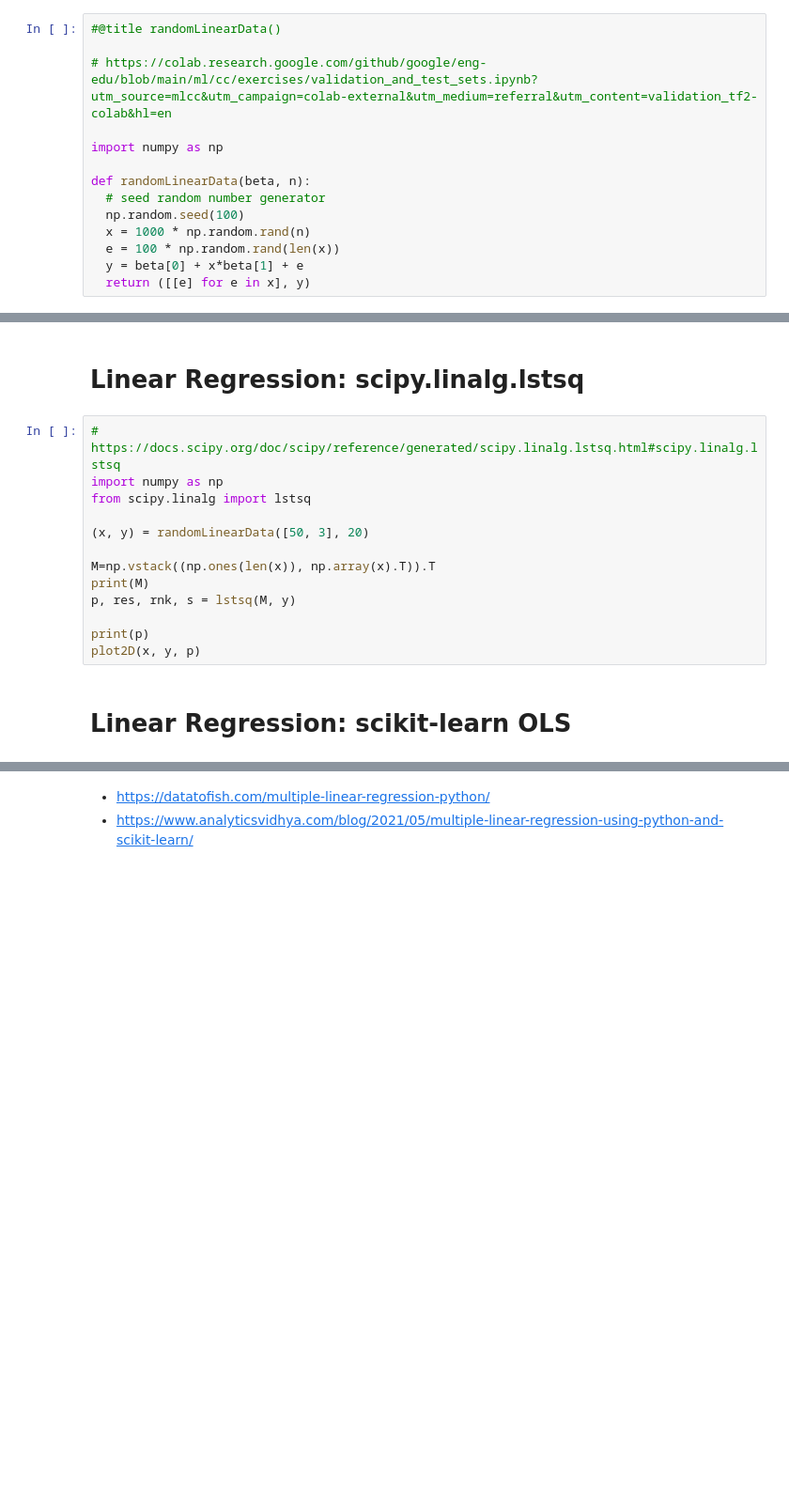
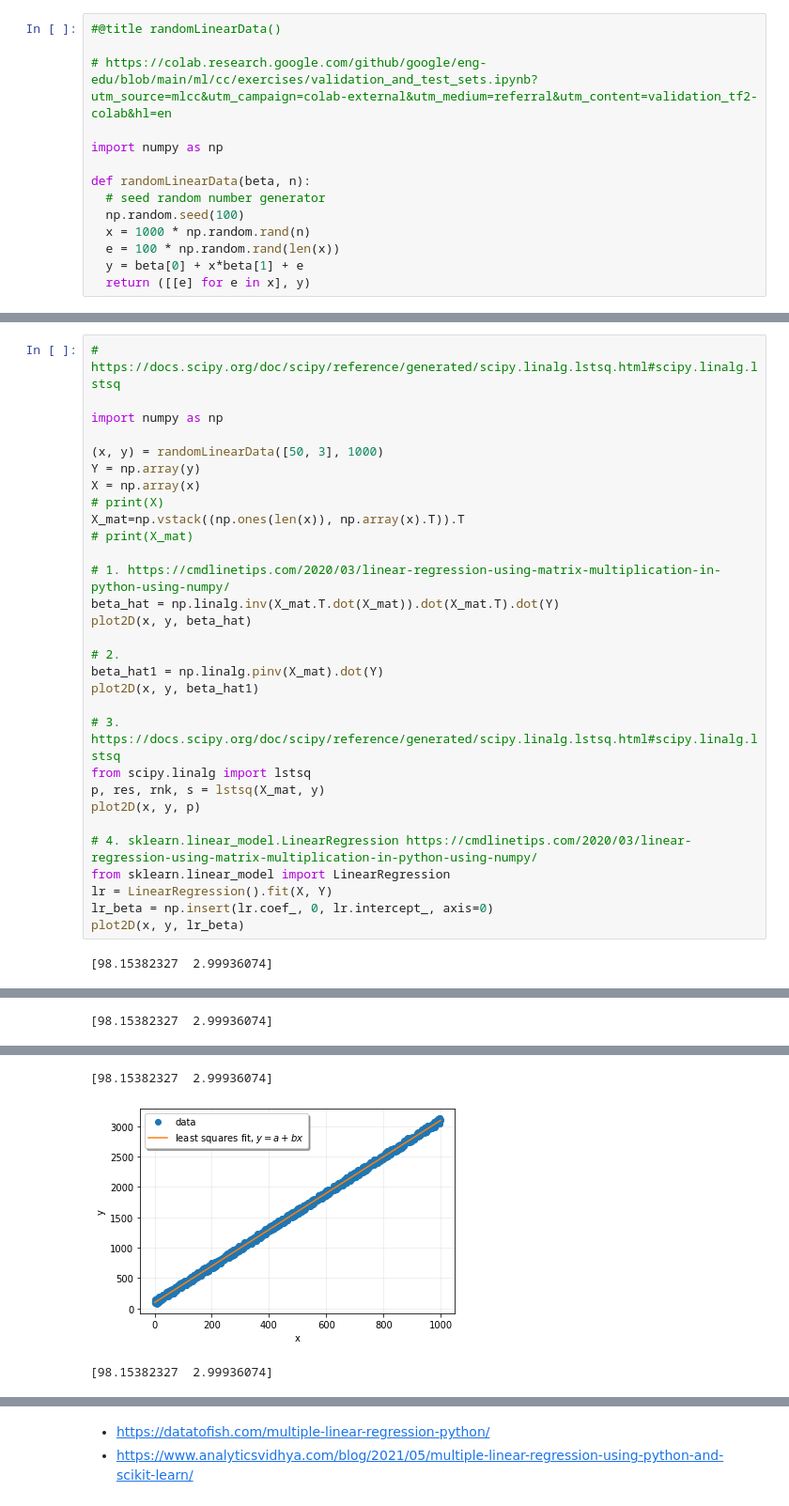
Before and after one commit to dhan16/colabs, a Jupyter notebook: ml/Linear_Regression.ipynb, the cells around one changed output, grey strips where cells are left out. Shown at 94% size. Saved outputs shown, nothing was run; the diff lists cells and outputs as text; blank space fills up the shorter version.

```diff
--- a/ml/Linear_Regression.ipynb
+++ b/ml/Linear_Regression.ipynb
@@ -81,17 +62,32 @@ plot2D(x, y, beta_hat1)
-# %% [markdown]
-# Linear Regression: scipy.linalg.lstsq
-# %%
-# https://docs.scipy.org/doc/scipy/reference/generated/scipy.linalg.lstsq.html#scipy.linalg.lstsq
-import numpy as np
-from scipy.linalg import lstsq
-
-(x, y) = randomLinearData([50, 3], 20)
-
-M=np.vstack((np.ones(len(x)), np.array(x).T)).T
-print(M)
-p, res, rnk, s = lstsq(M, y)
-
-print(p)
-plot2D(x, y, p)
-# %% [markdown]
-# Linear Regression: scikit-learn OLS
+# %%
+# https://docs.scipy.org/doc/scipy/reference/generated/scipy.linalg.lstsq.html#scipy.linalg.lstsq
+
+import numpy as np
+
+(x, y) = randomLinearData([50, 3], 1000)
+Y = np.array(y)
+X = np.array(x)
+# print(X)
+X_mat=np.vstack((np.ones(len(x)), np.array(x).T)).T
+# print(X_mat)
+
+# 1. https://cmdlinetips.com/2020/03/linear-regression-using-matrix-multiplication-in-python-using-numpy/
+beta_hat = np.linalg.inv(X_mat.T.dot(X_mat)).dot(X_mat.T).dot(Y)
+plot2D(x, y, beta_hat)
+
+# 2.
+beta_hat1 = np.linalg.pinv(X_mat).dot(Y)
+plot2D(x, y, beta_hat1)
+
+# 3. https://docs.scipy.org/doc/scipy/reference/generated/scipy.linalg.lstsq.html#scipy.linalg.lstsq
+from scipy.linalg import lstsq
+p, res, rnk, s = lstsq(X_mat, y)
+plot2D(x, y, p)
+
+# 4. sklearn.linear_model.LinearRegression https://cmdlinetips.com/2020/03/linear-regression-using-matrix-multiplication-in-python-using-numpy/
+from sklearn.linear_model import LinearRegression
+lr = LinearRegression().fit(X, Y)
+lr_beta = np.insert(lr.coef_, 0, lr.intercept_, axis=0)
+plot2D(x, y, lr_beta)
+# %% [output]
+[98.15382327  2.99936074]
@@ -97,0 +95 @@ plot2D(x, y, p)
+[98.15382327  2.99936074]
@@ -97,0 +97,3 @@ plot2D(x, y, p)
+[98.15382327  2.99936074]
+[figure, added]
+[98.15382327  2.99936074]
```
Also changed, not shown: parts of 4 cells of this notebook.
